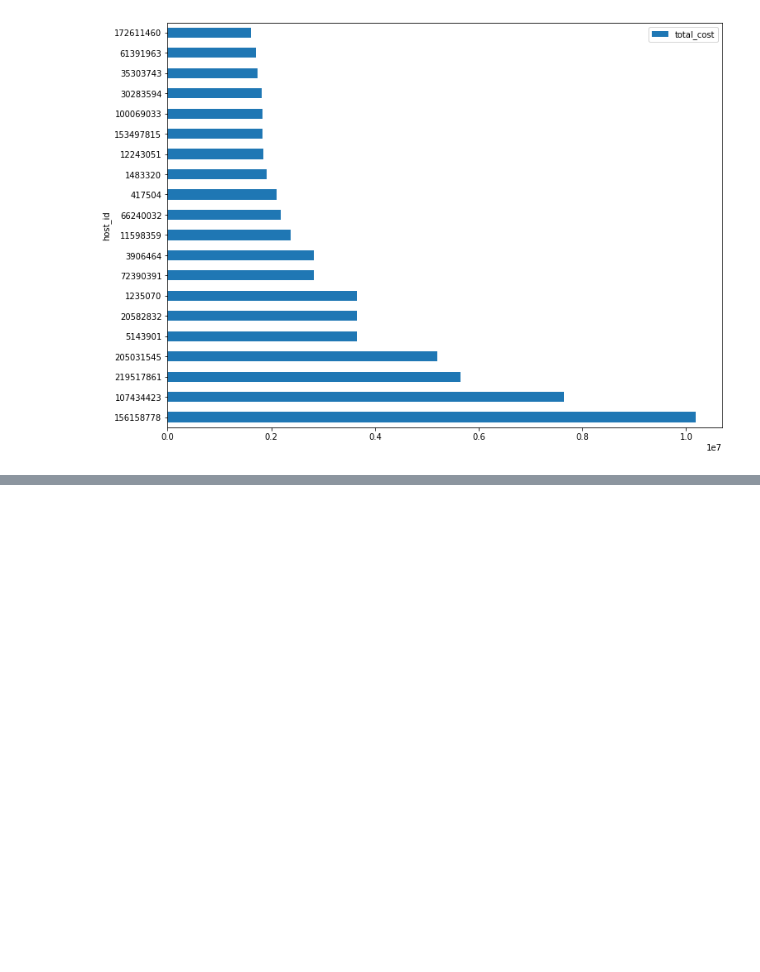
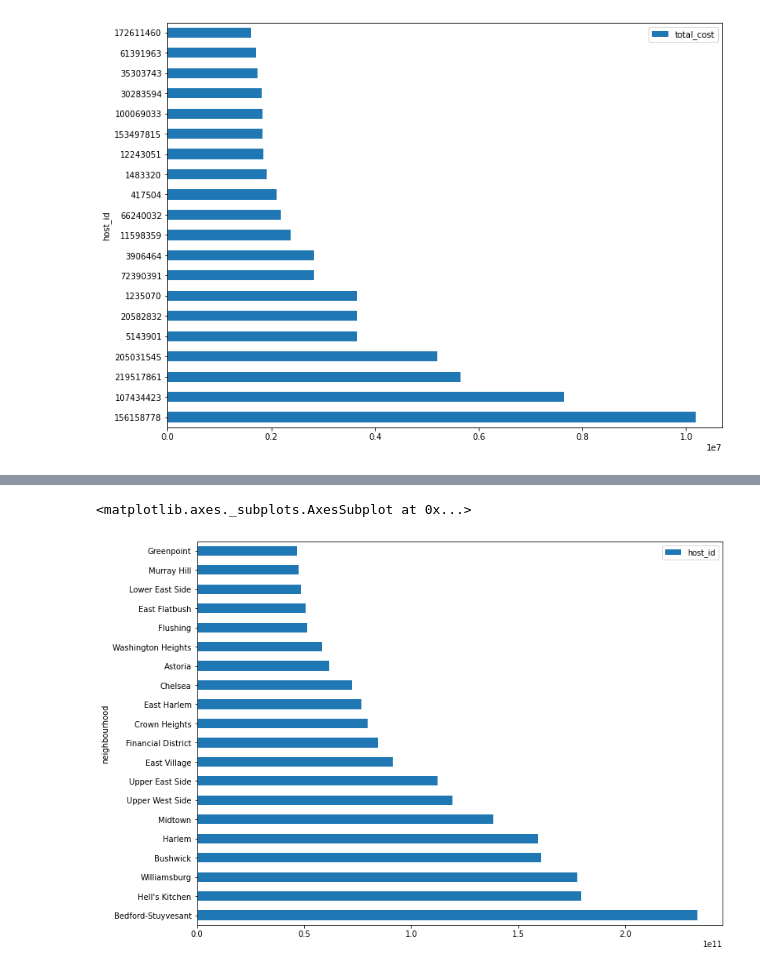
Before and after one commit to GODxFATHER/Airbnb-Bookings-Analysis-, a Jupyter notebook: Copy_of_Airbnb_Bookings_Analysis_Capstone_Project.ipynb, the cells around one changed output, grey strips where cells are left out. Cells and saved outputs as stored; diff of their text form; code cells hidden in the pictures; blank space fills up the shorter version.

```diff
--- a/Copy_of_Airbnb_Bookings_Analysis_Capstone_Project.ipynb
+++ b/Copy_of_Airbnb_Bookings_Analysis_Capstone_Project.ipynb
@@ -530,0 +536,5 @@ plt.rcParams["figure.figsize"] = (12,9)
+# %%
+ df_no_null[['neighbourhood','host_id']].groupby('neighbourhood').sum('host_id').sort_values(by = 'host_id',ascending=False).head(20).plot(kind = 'barh')
+# %% [output]
+<matplotlib.axes._subplots.AxesSubplot at 0x...>
+[figure, added]
```
Also changed, not shown: parts of 3 cells of this notebook.
